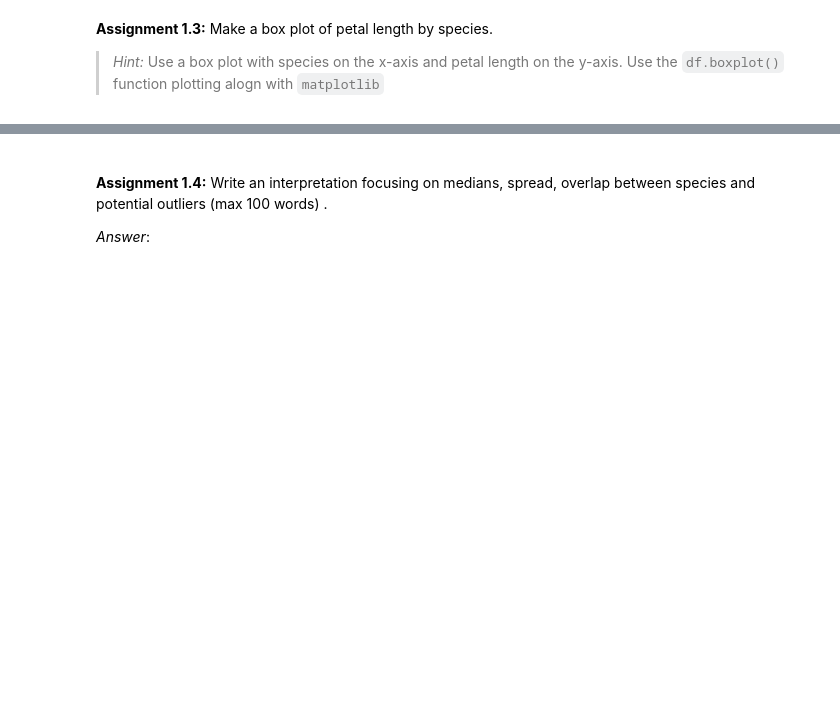
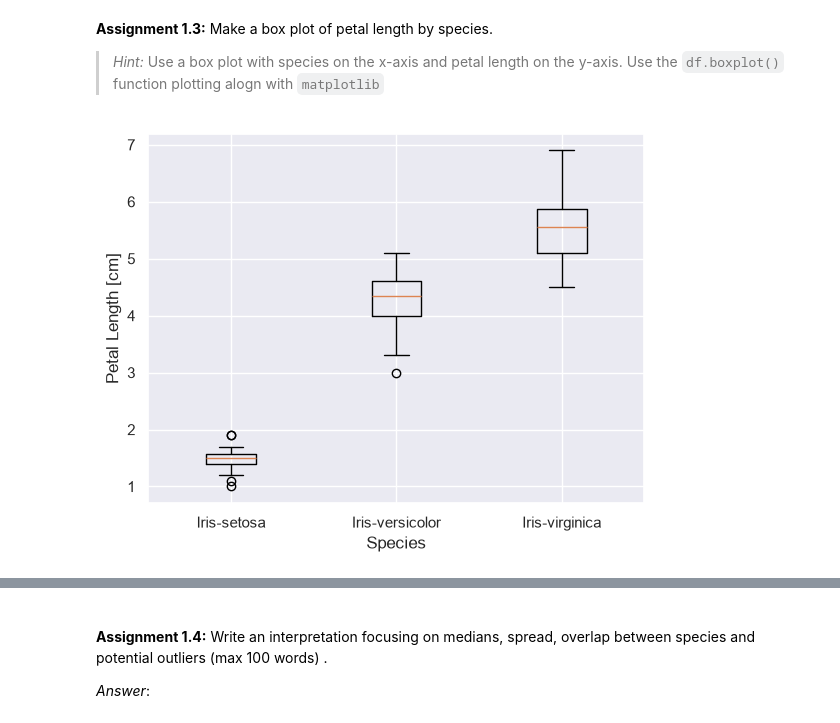
Before and after one commit to NicolaiNielsen/02452exercises, a Jupyter notebook: week1/exercise1.ipynb, the cells around one changed output, grey strips where cells are left out. Saved outputs shown, nothing was run; the diff lists cells and outputs as text; code cells hidden in the pictures; blank space fills up the shorter version.

```diff
--- a/week1/exercise1.ipynb
+++ b/week1/exercise1.ipynb
@@ -933,9 +965,13 @@ with utils.marks(1):
 > *Hint:* Use a box plot with species on the x-axis and petal length on the y-axis. Use the `df.boxplot()` function plotting alogn with `matplotlib`
 # %%
 # Assignment 1.3
-
-# YOUR CODE HERE
-raise NotImplementedError()
+groups = iris_df.groupby('Type')['Petal Length']
+plt.boxplot([vals for _, vals in groups], tick_labels=[name for name, _ in groups])
+plt.ylabel("Petal Length [cm]")
+plt.xlabel('Species')
+plt.show()
+# %% [output]
+[figure, added]
 # %%
 # A manual test
 with utils.marks(1, auto=False, visible=False):
```
Also changed, not shown: parts of 31 cells of this notebook, 1 other file.
